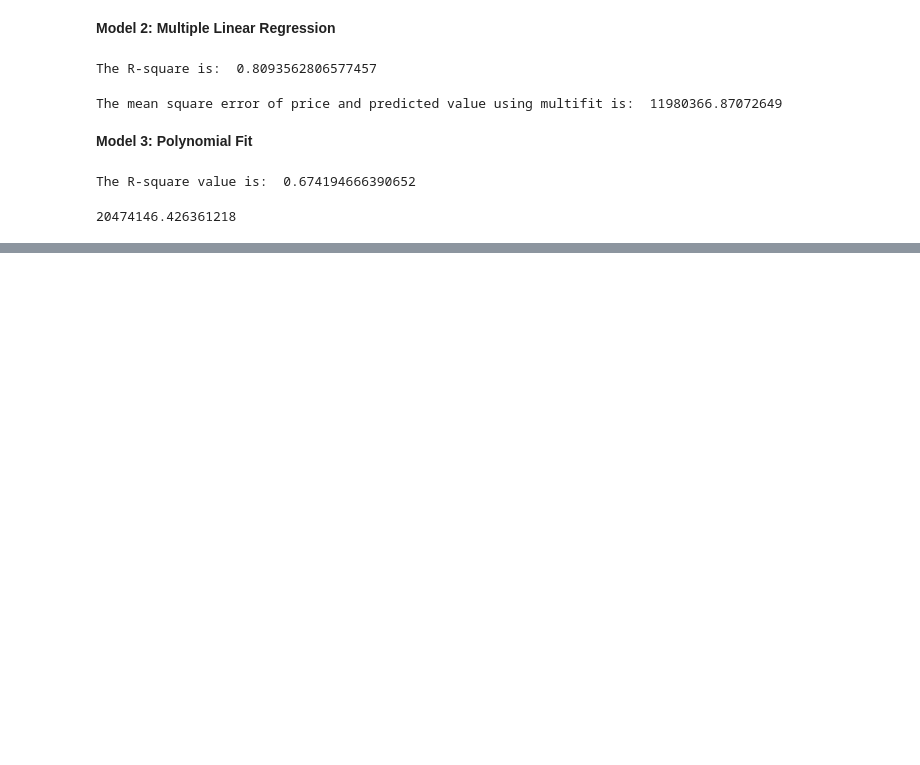
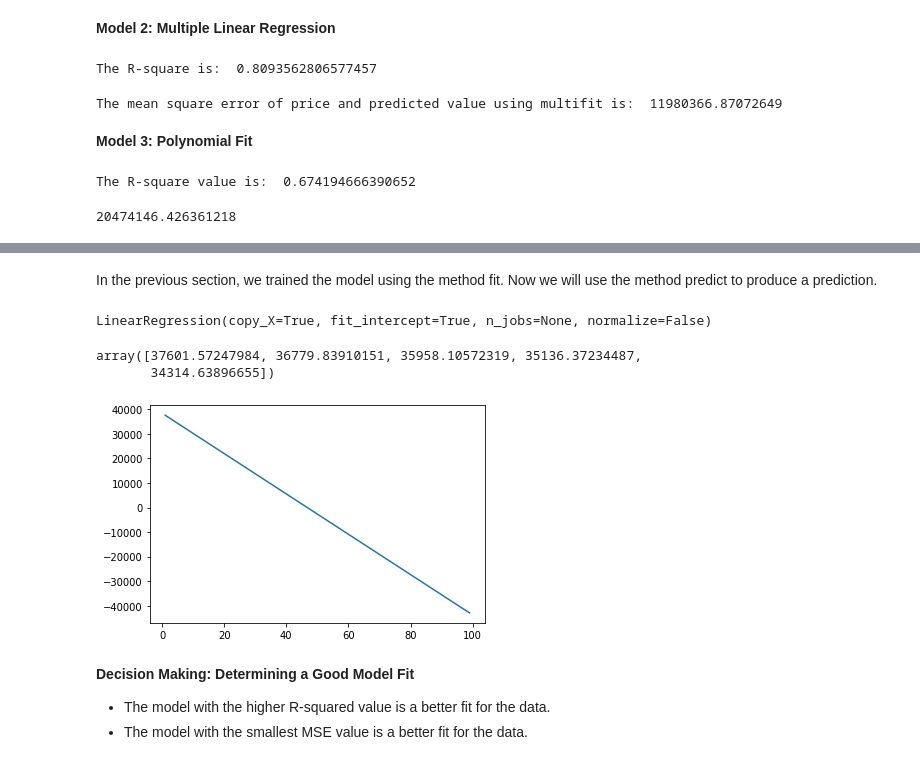
Before and after one commit to antobarbero/analyzing_data_course_edx, a Jupyter notebook: lab4_model_development.ipynb, the cells around one changed output, grey strips where cells are left out. Saved outputs shown, nothing was run; the diff lists cells and outputs as text; code cells hidden in the pictures; blank space fills up the shorter version.

Commit message:
Add model evaluation excercises

```diff
--- a/lab4_model_development.ipynb
+++ b/lab4_model_development.ipynb
@@ -415,0 +418,2 @@ mean_squared_error(df['price'], p(x))
+# %% [markdown]
+In the previous section, we trained the model using the method fit. Now we will use the method predict to produce a prediction.
@@ -415,0 +425,25 @@ mean_squared_error(df['price'], p(x))
+# %%
+new_input=np.arange(1, 100, 1).reshape(-1, 1)
+# %%
+# fit the model
+lm.fit(X, Y)
+lm
+# %% [output]
+LinearRegression(copy_X=True, fit_intercept=True, n_jobs=None, normalize=False)
+# %%
+# Produce a prediction
+yhat = lm.predict(new_input)
+yhat[0:5]
+# %% [output]
+array([37601.57247984, 36779.83910151, 35958.10572319, 35136.37234487,
+       34314.63896655])
+# %%
+plt.plot(new_input, yhat)
+plt.show()
+# %% [output]
+[figure, added]
+# %% [markdown]
+**Decision Making: Determining a Good Model Fit**
+
+* The model with the higher R-squared value is a better fit for the data.
+* The model with the smallest MSE value is a better fit for the data.
```
Also changed, not shown: parts of 2 cells of this notebook.
